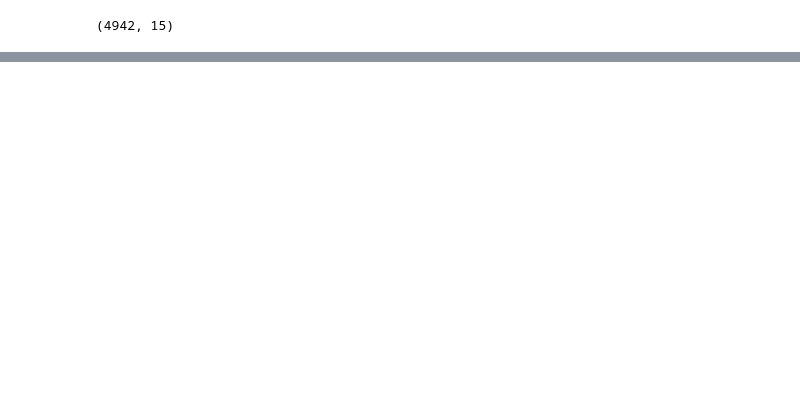
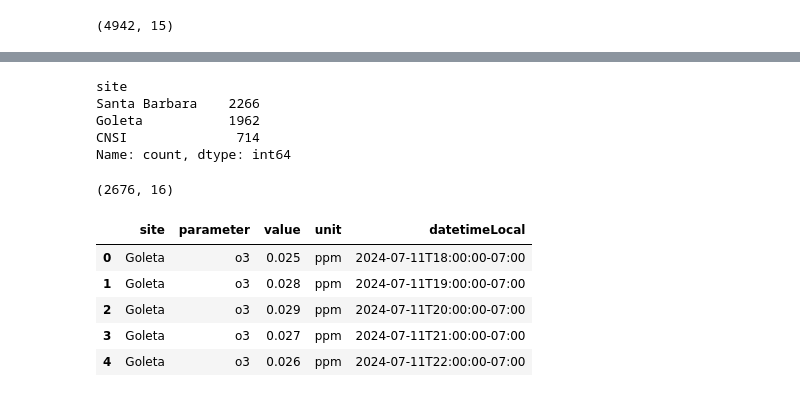
Before and after one commit to ethan-mathews24/EDS217, a Jupyter notebook: Session_6B_Reshaping_Data.ipynb, the cells around one changed output, grey strips where cells are left out. Saved outputs shown, nothing was run; the diff lists cells and outputs as text; code cells hidden in the pictures; blank space fills up the shorter version.

```diff
--- a/Session_6B_Reshaping_Data.ipynb
+++ b/Session_6B_Reshaping_Data.ipynb
@@ -55,0 +131,8 @@ aq.shape
+# %%
+aq_test.value_counts('site')
+# %% [output]
+site
+Santa Barbara    2266
+Goleta           1962
+CNSI              714
+Name: count, dtype: int64
@@ -55,0 +141,13 @@ aq.shape
+# %%
+two_sites.shape
+# %% [output]
+(2676, 16)
+# %%
+aq[['site', 'parameter', 'value', 'unit', 'datetimeLocal']].head()
+# %% [output]
+|  | site | parameter | value | unit | datetimeLocal |
+| 0 | Goleta | o3 | 0.025 | ppm | 2024-07-11T18:00:00-07:00 |
+| 1 | Goleta | o3 | 0.028 | ppm | 2024-07-11T19:00:00-07:00 |
+| 2 | Goleta | o3 | 0.029 | ppm | 2024-07-11T20:00:00-07:00 |
+| 3 | Goleta | o3 | 0.027 | ppm | 2024-07-11T21:00:00-07:00 |
+| 4 | Goleta | o3 | 0.026 | ppm | 2024-07-11T22:00:00-07:00 |
```
Also changed, not shown: parts of 22 cells of this notebook, 1 other file.
